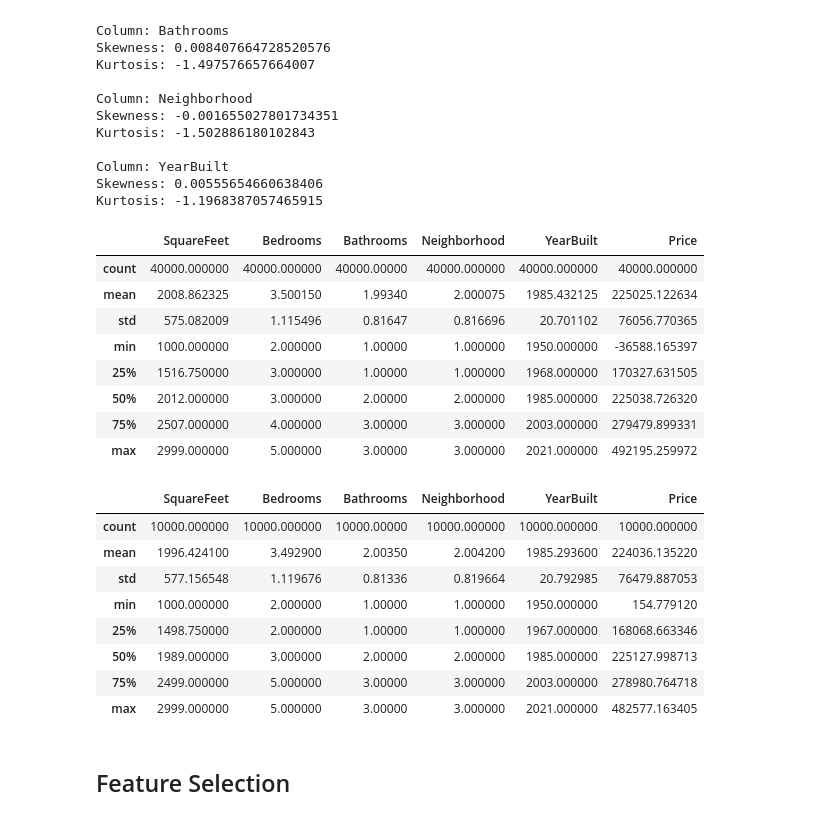
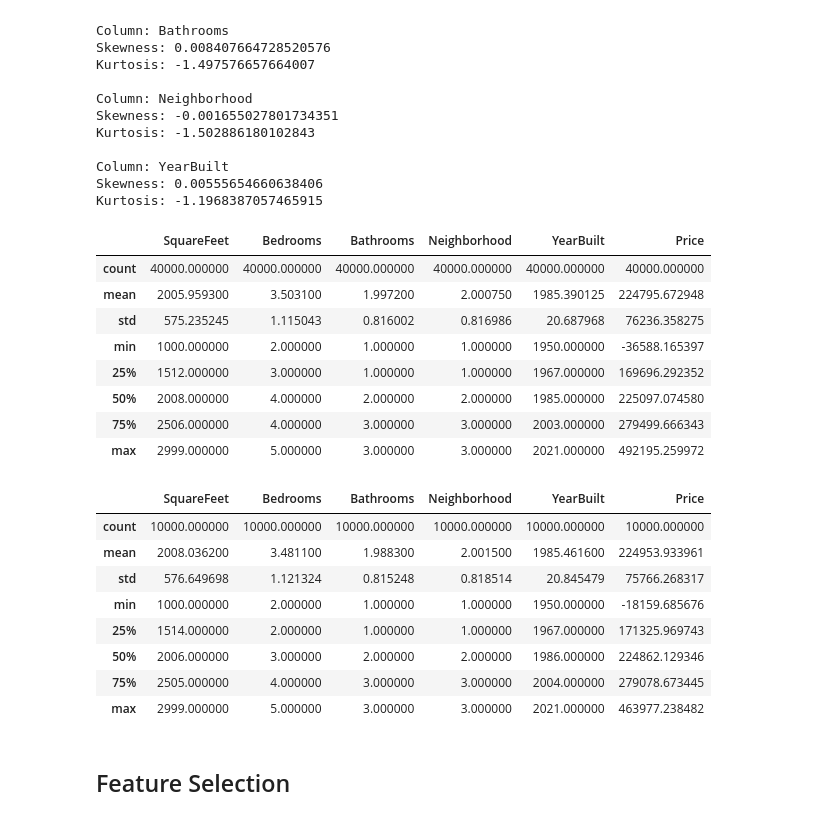
Before and after one commit to minamaher58/Housing-Price-Prediction, a Jupyter notebook: house_price_prediction.ipynb, the cells around one changed output. Saved outputs shown, nothing was run; the diff lists cells and outputs as text; code cells hidden in the pictures.

Commit message:
EDA using Train test split

```diff
--- a/house_price_prediction.ipynb
+++ b/house_price_prediction.ipynb
@@ -164,29 +164,29 @@ Skewness: 0.00555654660638406
 Kurtosis: -1.1968387057465915
 # %%
 #Split the dataset into train and test
-train = pd.DataFrame(housing_data).head(40000)
-test = pd.DataFrame(housing_data).tail(10000)
-test =  test.reset_index(drop=True)
+train, test = train_test_split(housing_data, test_size=0.2, random_state=42)
+train = train.reset_index(drop=True)
+test = test.reset_index(drop=True)
 display(train.describe())
 display(test.describe())
 # %% [output]
 |  | SquareFeet | Bedrooms | Bathrooms | Neighborhood | YearBuilt | Price |
-| count | 40000.000000 | 40000.000000 | 40000.00000 | 40000.000000 | 40000.000000 | 40000.000000 |
-| mean | 2008.862325 | 3.500150 | 1.99340 | 2.000075 | 1985.432125 | 225025.122634 |
-| std | 575.082009 | 1.115496 | 0.81647 | 0.816696 | 20.701102 | 76056.770365 |
-| min | 1000.000000 | 2.000000 | 1.00000 | 1.000000 | 1950.000000 | -36588.165397 |
-| 25% | 1516.750000 | 3.000000 | 1.00000 | 1.000000 | 1968.000000 | 170327.631505 |
-| 50% | 2012.000000 | 3.000000 | 2.00000 | 2.000000 | 1985.000000 | 225038.726320 |
-| 75% | 2507.000000 | 4.000000 | 3.00000 | 3.000000 | 2003.000000 | 279479.899331 |
-| max | 2999.000000 | 5.000000 | 3.00000 | 3.000000 | 2021.000000 | 492195.259972 |
+| count | 40000.000000 | 40000.000000 | 40000.000000 | 40000.000000 | 40000.000000 | 40000.000000 |
+| mean | 2005.959300 | 3.503100 | 1.997200 | 2.000750 | 1985.390125 | 224795.672948 |
+| std | 575.235245 | 1.115043 | 0.816002 | 0.816986 | 20.687968 | 76236.358275 |
+| min | 1000.000000 | 2.000000 | 1.000000 | 1.000000 | 1950.000000 | -36588.165397 |
+| 25% | 1512.000000 | 3.000000 | 1.000000 | 1.000000 | 1967.000000 | 169696.292352 |
+| 50% | 2008.000000 | 4.000000 | 2.000000 | 2.000000 | 1985.000000 | 225097.074580 |
+| 75% | 2506.000000 | 4.000000 | 3.000000 | 3.000000 | 2003.000000 | 279499.666343 |
+| max | 2999.000000 | 5.000000 | 3.000000 | 3.000000 | 2021.000000 | 492195.259972 |
 |  | SquareFeet | Bedrooms | Bathrooms | Neighborhood | YearBuilt | Price |
-| count | 10000.000000 | 10000.000000 | 10000.00000 | 10000.000000 | 10000.000000 | 10000.000000 |
-| mean | 1996.424100 | 3.492900 | 2.00350 | 2.004200 | 1985.293600 | 224036.135220 |
-| std | 577.156548 | 1.119676 | 0.81336 | 0.819664 | 20.792985 | 76479.887053 |
-| min | 1000.000000 | 2.000000 | 1.00000 | 1.000000 | 1950.000000 | 154.779120 |
-| 25% | 1498.750000 | 2.000000 | 1.00000 | 1.000000 | 1967.000000 | 168068.663346 |
-| 50% | 1989.000000 | 3.000000 | 2.00000 | 2.000000 | 1985.000000 | 225127.998713 |
-| 75% | 2499.000000 | 5.000000 | 3.00000 | 3.000000 | 2003.000000 | 278980.764718 |
-| max | 2999.000000 | 5.000000 | 3.00000 | 3.000000 | 2021.000000 | 482577.163405 |
+| count | 10000.000000 | 10000.000000 | 10000.000000 | 10000.000000 | 10000.000000 | 10000.000000 |
+| mean | 2008.036200 | 3.481100 | 1.988300 | 2.001500 | 1985.461600 | 224953.933961 |
+| std | 576.649698 | 1.121324 | 0.815248 | 0.818514 | 20.845479 | 75766.268317 |
+| min | 1000.000000 | 2.000000 | 1.000000 | 1.000000 | 1950.000000 | -18159.685676 |
+| 25% | 1514.000000 | 2.000000 | 1.000000 | 1.000000 | 1967.000000 | 171325.969743 |
+| 50% | 2006.000000 | 3.000000 | 2.000000 | 2.000000 | 1986.000000 | 224862.129346 |
+| 75% | 2505.000000 | 4.000000 | 3.000000 | 3.000000 | 2004.000000 | 279078.673445 |
+| max | 2999.000000 | 5.000000 | 3.000000 | 3.000000 | 2021.000000 | 463977.238482 |
 # %% [markdown]
 ## Feature Selection
```
